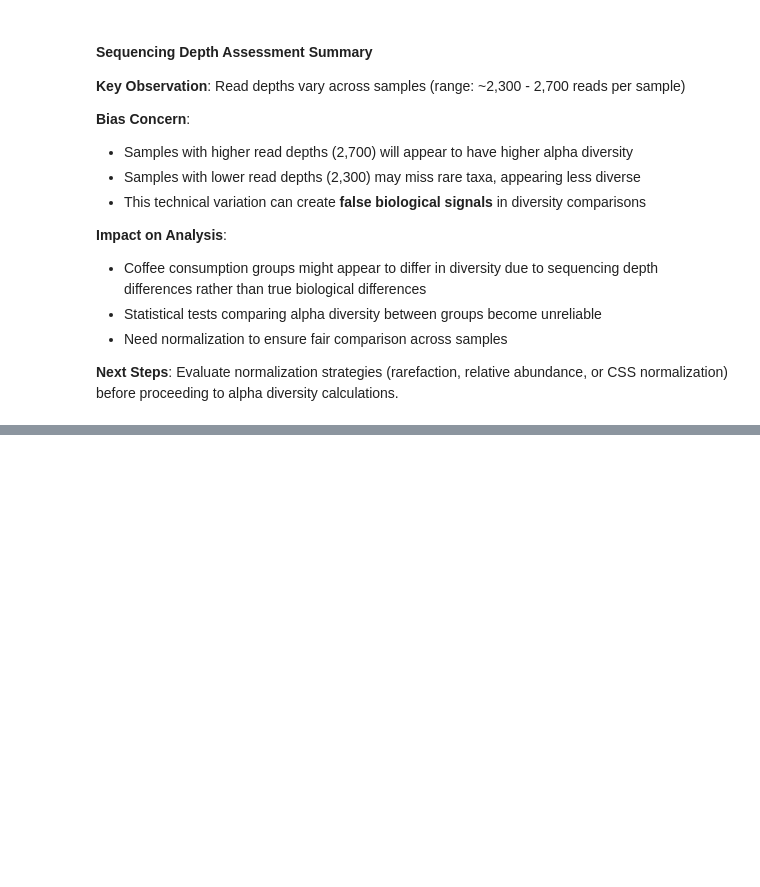
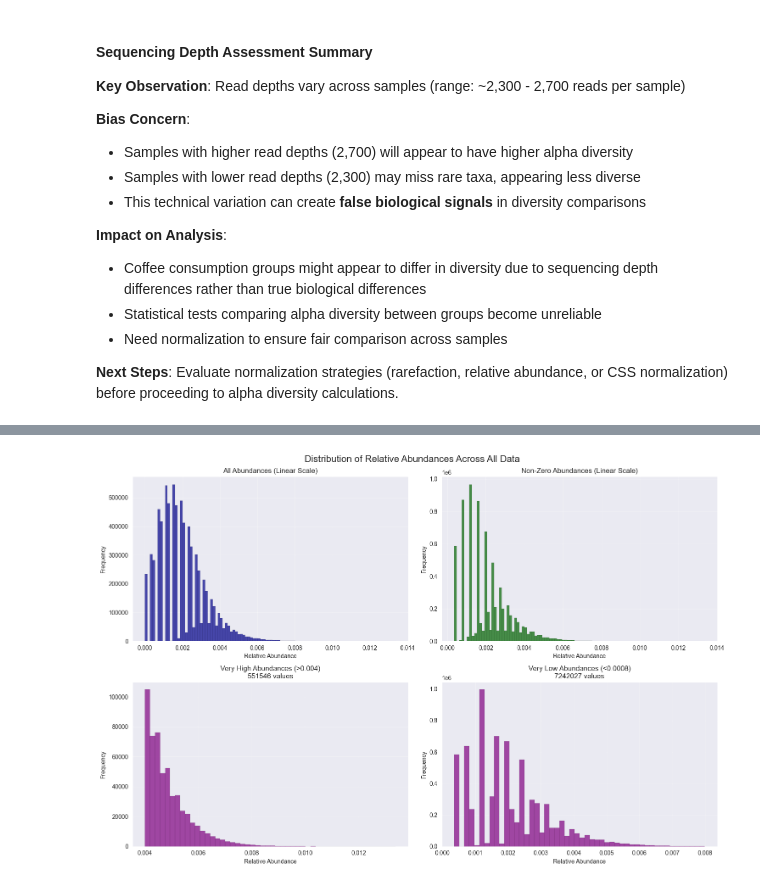
Before and after one commit to zkhechadoorian/coffee-gut-microbiome, a Jupyter notebook: notebooks/03_alpha_beta_diversity.ipynb, the cells around one changed output, grey strips where cells are left out. Drawn from its saved outputs; the diff is of its cells as text; code cells hidden in the pictures; blank space fills up the shorter version.

```diff
--- a/notebooks/03_alpha_beta_diversity.ipynb
+++ b/notebooks/03_alpha_beta_diversity.ipynb
@@ -303,0 +350,86 @@ plt.show()
+# %%
+# Create histogram of relative abundances across all data
+print("Creating histogram of relative abundances across all samples and OTUs...")
+
+# Get all relative abundance values from the entire dataset
+all_abundances = []
+
+# Extract all abundance values (excluding the feature ID column)
+sample_columns = [col for col in feature_table_rel_abund_pl.columns if col != feature_table_rel_abund_pl.columns[0]]
+
+for col in sample_columns:
+    abundances = feature_table_rel_abund_pl[col].to_list()
+    all_abundances.extend(abundances)
+
+print(f"Total abundance values: {len(all_abundances)}")
+print(f"Number of samples: {len(sample_columns)}")
+print(f"Number of OTUs: {feature_table_rel_abund_pl.height}")
+
+# Remove zeros for better visualization of the distribution
+non_zero_abundances = [x for x in all_abundances if x > 0]
+zero_count = len(all_abundances) - len(non_zero_abundances)
+
+print(f"\nAbundance statistics:")
+print(f"Zero abundances: {zero_count} ({zero_count/len(all_abundances)*100:.1f}%)")
+print(f"Non-zero abundances: {len(non_zero_abundances)} ({len(non_zero_abundances)/len(all_abundances)*100:.1f}%)")
+print(f"Min non-zero: {min(non_zero_abundances):.8f}")
+print(f"Max abundance: {max(non_zero_abundances):.6f}")
+print(f"Median non-zero: {sorted(non_zero_abundances)[len(non_zero_abundances)//2]:.8f}")
+
+# Create comprehensive histogram visualization
+fig, axes = plt.subplots(2, 2, figsize=(15, 10))
+fig.suptitle('Distribution of Relative Abundances Across All Data', fontsize=16)
+
+# 1. All abundances (including zeros) - linear scale
+axes[0,0].hist(all_abundances, bins=100, color='darkblue', alpha=0.7, edgecolor='black', linewidth=0.1)
+axes[0,0].set_title('All Abundances (Linear Scale)')
+axes[0,0].set_xlabel('Relative Abundance')
+axes[0,0].set_ylabel('Frequency')
+axes[0,0].grid(True, alpha=0.3)
+
+# 2. Non-zero abundances only - linear scale
+axes[0,1].hist(non_zero_abundances, bins=100, color='darkgreen', alpha=0.7, edgecolor='black', linewidth=0.1)
+axes[0,1].set_title('Non-Zero Abundances (Linear Scale)')
+axes[0,1].set_xlabel('Relative Abundance')
+axes[0,1].set_ylabel('Frequency')
+axes[0,1].grid(True, alpha=0.3)
+
+# 3. High abundances (zoomed in)
+very_high = [x for x in non_zero_abundances if x > 0.004]
+print(len(very_high))
+if very_high:
+    axes[1,0].hist(very_high, bins=50, color='purple', alpha=0.7, edgecolor='black', linewidth=0.1)
+    axes[1,0].set_title(f'Very High Abundances (>0.004)\n{len(very_high)} values')
+    axes[1,0].set_xlabel('Relative Abundance')
+    axes[1,0].set_ylabel('Frequency')
+    axes[1,0].grid(True, alpha=0.3)
+else:
+    axes[1,0].text(0.5, 0.5, 'No abundances < 0.001',
+                   transform=axes[1,0].transAxes, ha='center', va='center')
+
+plt.tight_layout()
+
+# 4. Very low abundances (zoomed in)
+very_low = [x for x in non_zero_abundances if x < 0.008]
+if very_low:
+    axes[1,1].hist(very_low, bins=50, color='purple', alpha=0.7, edgecolor='black', linewidth=0.1)
+    axes[1,1].set_title(f'Very Low Abundances (<0.0008)\n{len(very_low)} values')
+    axes[1,1].set_xlabel('Relative Abundance')
+    axes[1,1].set_ylabel('Frequency')
+    axes[1,1].grid(True, alpha=0.3)
+else:
+    axes[1,1].text(0.5, 0.5, 'No abundances < 0.001',
+                   transform=axes[1,1].transAxes, ha='center', va='center')
+
+plt.tight_layout()
+plt.show()
+
+# Print distribution percentiles
+percentiles = [1, 5, 10, 25, 50, 75, 90, 95, 99]
+print(f"\nNon-zero abundance percentiles:")
+sorted_abundances = sorted(non_zero_abundances)
+for p in percentiles:
+    idx = int(len(sorted_abundances) * p / 100) - 1
+    if idx >= 0:
+        print(f"{p}th percentile: {sorted_abundances[idx]:.8f}")
+# %% [output]
@@ -303,0 +448 @@ plt.show()
+[figure, added]
```
Also changed, not shown: parts of 9 cells of this notebook, 3 other files.
